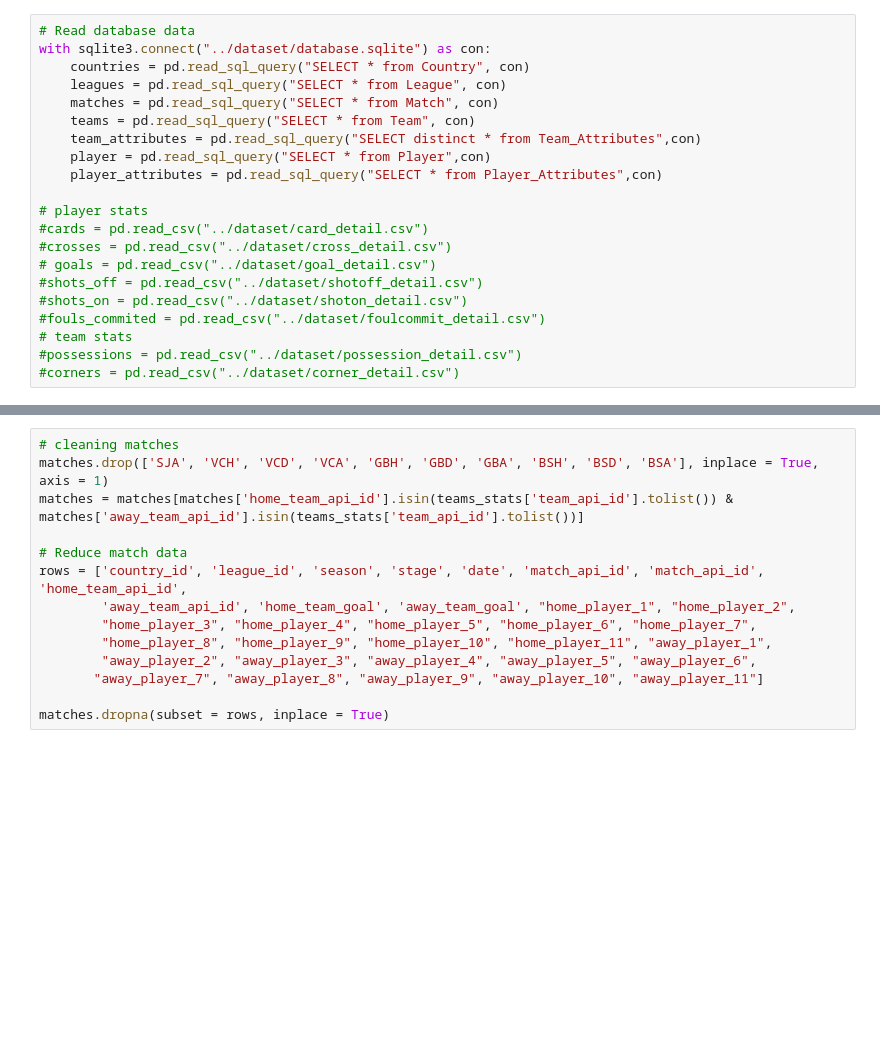
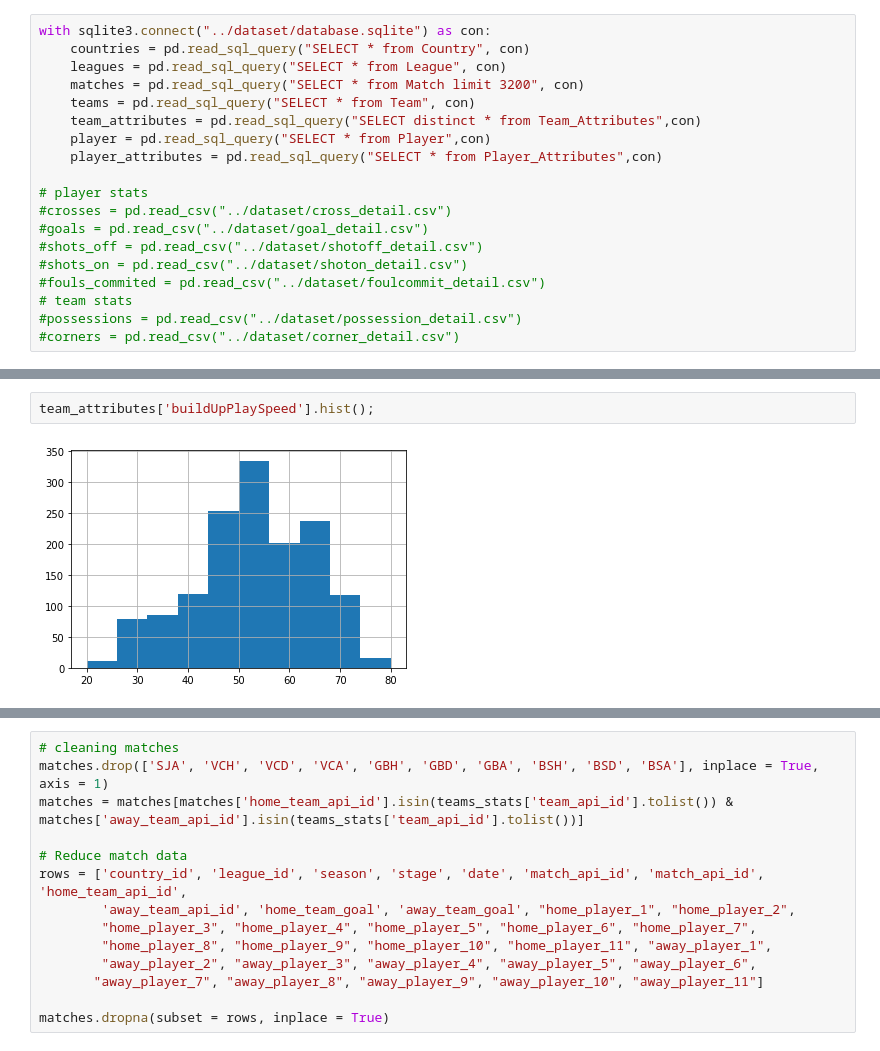
Before and after one commit to motapinto/football-classification-predications, a Jupyter notebook: src/Supervised Learning Models.ipynb, the cells around one changed output, grey strips where cells are left out. Drawn from its saved outputs; the diff is of its cells as text; blank space fills up the shorter version.

```diff
--- a/src/Supervised Learning Models.ipynb
+++ b/src/Supervised Learning Models.ipynb
@@ -313,18 +380,16 @@ def get_features(matches, teams_stats, fifa, x = 10, get_overall = False):
 # %%
-# Read database data
 with sqlite3.connect("../dataset/database.sqlite") as con:
     countries = pd.read_sql_query("SELECT * from Country", con)
     leagues = pd.read_sql_query("SELECT * from League", con)
-    matches = pd.read_sql_query("SELECT * from Match", con)
+    matches = pd.read_sql_query("SELECT * from Match limit 3200", con)
     teams = pd.read_sql_query("SELECT * from Team", con)
     team_attributes = pd.read_sql_query("SELECT distinct * from Team_Attributes",con)
     player = pd.read_sql_query("SELECT * from Player",con)
     player_attributes = pd.read_sql_query("SELECT * from Player_Attributes",con)
 
 # player stats
-#cards = pd.read_csv("../dataset/card_detail.csv")
 #crosses = pd.read_csv("../dataset/cross_detail.csv")
-# goals = pd.read_csv("../dataset/goal_detail.csv")
+#goals = pd.read_csv("../dataset/goal_detail.csv")
 #shots_off = pd.read_csv("../dataset/shotoff_detail.csv")
 #shots_on = pd.read_csv("../dataset/shoton_detail.csv")
 #fouls_commited = pd.read_csv("../dataset/foulcommit_detail.csv")
@@ -333,0 +419,4 @@ with sqlite3.connect("../dataset/database.sqlite") as con:
+# %%
+team_attributes['buildUpPlaySpeed'].hist();
+# %% [output]
+[figure, added]
```
Also changed, not shown: parts of 31 cells of this notebook.
